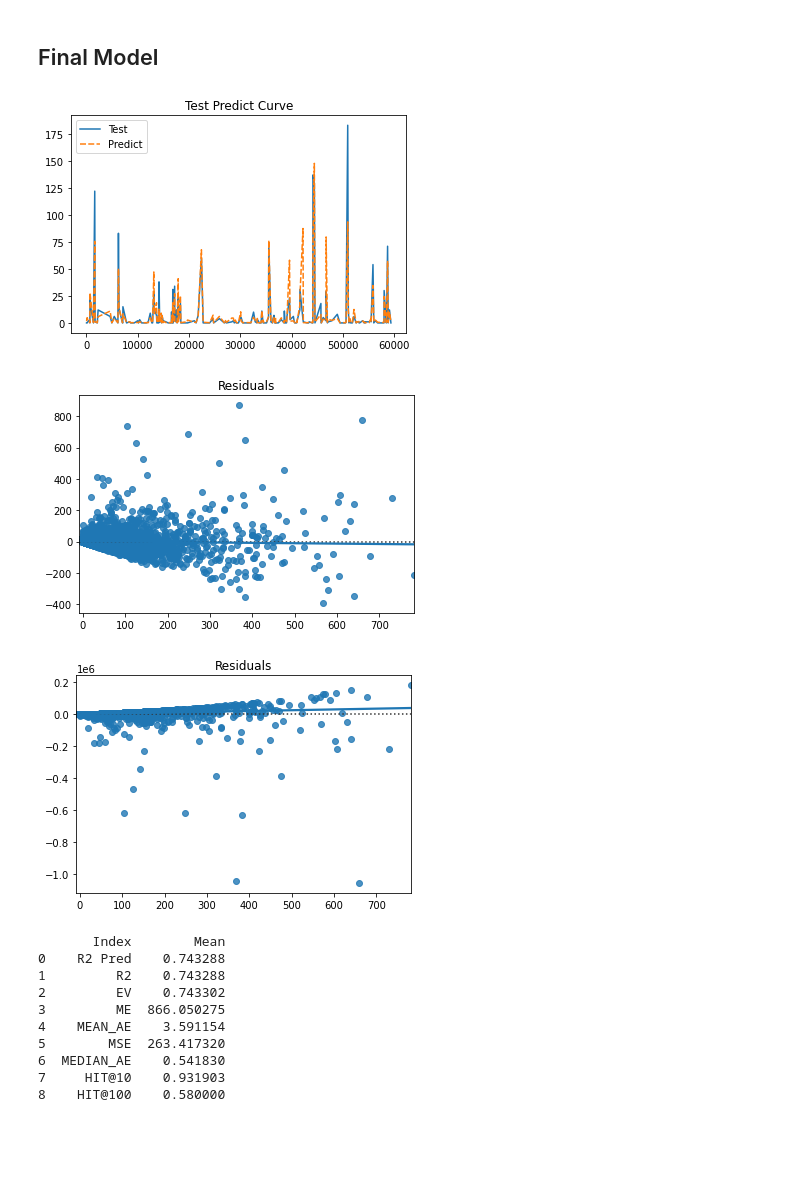
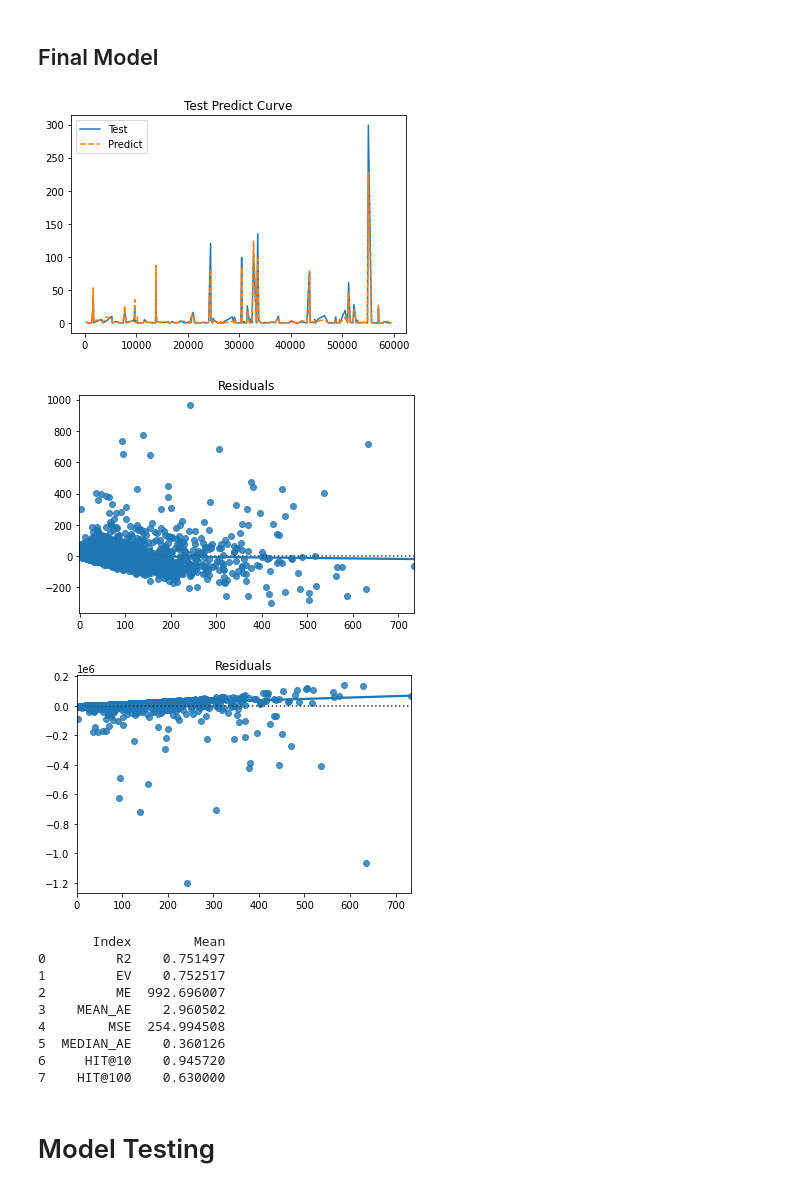
Before and after one commit to HolmesJJ/CS3244-Machine-Learning, a Jupyter notebook: Project/LightGBM.ipynb, the cells around one changed output. Drawn from its saved outputs; the diff is of its cells as text; code cells hidden in the pictures; blank space fills up the shorter version.

```diff
--- a/Project/LightGBM.ipynb
+++ b/Project/LightGBM.ipynb
@@ -150,5 +353,5 @@ def train_model(model):
 # %%
-def plot_test_predict(y_train, y_test, predict, axes=None, k=None):
+def plot_test_predict(y_test, predict, axes=None, k=None):
     test_predict = pd.concat([pd.DataFrame(y_test).reset_index(drop=True), pd.DataFrame(predict.transpose())], axis=1)
     headers = ["Test", "Predict"]
     test_predict.columns = headers
@@ -209,39 +409,39 @@ def evaluate(model, X_test, y_test, predict):
 # %% [markdown]
 ## Final Model
-# %%
-def train_final_model(max_depth=None, n_estimators=100):
-    # LGBMRegressor
-    model = LGBMRegressor(
-        max_depth=max_depth,
-        n_estimators=n_estimators,
-        random_state=42,
-    )
-
-    # Model Training
-    predict = train_model(model)
-    plot_test_predict(y_train, y_test, predict)
-
-    # Model Evaluation
-    r2_pred, r2, ev, me, mean_ae, mse, median_ae, hit_10, hit_100 = evaluate(model, X_test, y_test, predict)
-
-    results = pd.DataFrame({
-        "Index": CONFIG.INDEXS,
-        "Mean": [r2_pred, r2, ev, me, mean_ae, mse, median_ae, hit_10, hit_100]
-    })
-    print(results)
+# %%
+def train_final_model():
+
+    model = create_model()
+
+    # Model Training
+    model = train_model(model)
+    pred = predict(model, X_test)
+    plot_test_predict(np.expm1(y_test), np.expm1(pred))
+
+    # Model Evaluation
+    r2, ev, me, mean_ae, mse, median_ae, hit_10, hit_100 = evaluate(model, np.expm1(y_test), np.expm1(pred))
+
+    results = pd.DataFrame({
+        "Index": CONFIG.INDEXS,
+        "Mean": [r2, ev, me, mean_ae, mse, median_ae, hit_10, hit_100]
+    })
+    print(results)
+
+    return model
 # %%
-train_final_model(max_depth=12, n_estimators=60)
+model = train_final_model()
 # %% [output]
-[figure, old version]
+[figure, new version]
-[figure, old version]
+[figure, new version]
-[figure, old version]
+[figure, new version]
        Index        Mean
-0    R2 Pred    0.743288
-1         R2    0.743288
-2         EV    0.743302
-3         ME  866.050275
-4    MEAN_AE    3.591154
-5        MSE  263.417320
-6  MEDIAN_AE    0.541830
-7     HIT@10    0.931903
-8    HIT@100    0.580000
+0         R2    0.751497
+1         EV    0.752517
+2         ME  992.696007
+3    MEAN_AE    2.960502
+4        MSE  254.994508
+5  MEDIAN_AE    0.360126
+6     HIT@10    0.945720
+7    HIT@100    0.630000
+# %% [markdown]
+# Model Testing
```
Also changed, not shown: parts of 39 cells of this notebook.
